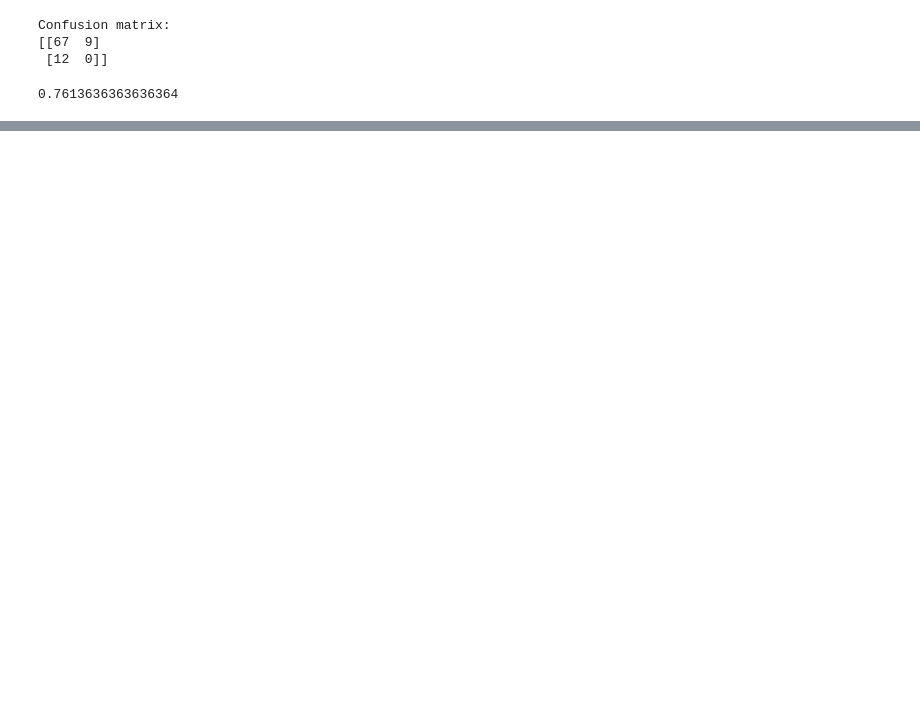
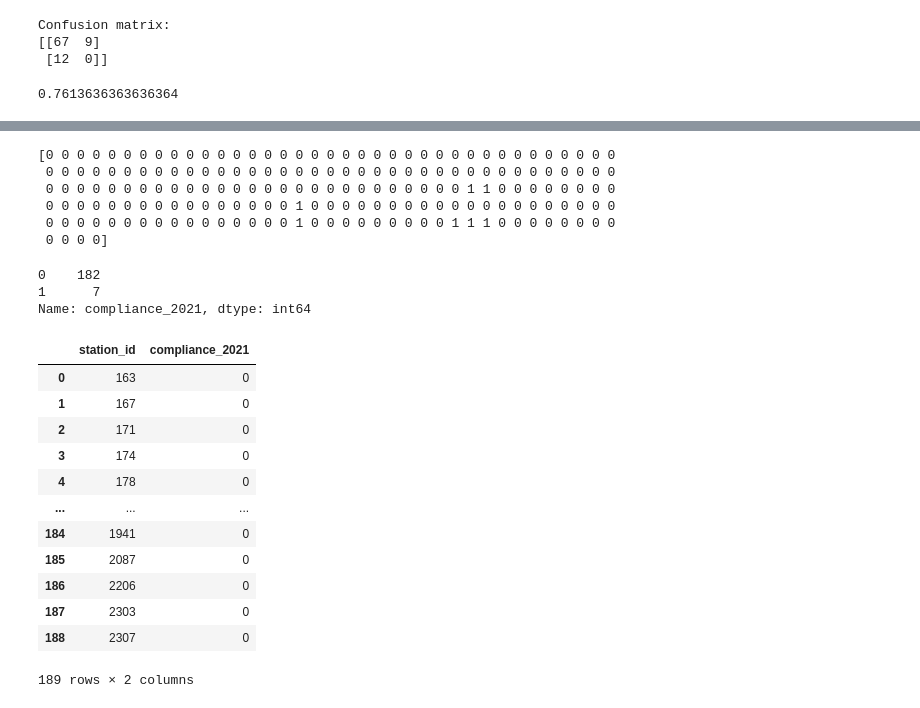
Before and after one commit to lunfman/DrinkingWaterQualityPrediction, a Jupyter notebook: dwqprediction.ipynb, the cells around one changed output, grey strips where cells are left out. Cells and saved outputs as stored; diff of their text form; code cells hidden in the pictures; blank space fills up the shorter version.

```diff
--- a/dwqprediction.ipynb
+++ b/dwqprediction.ipynb
@@ -264,0 +312,46 @@ Confusion matrix:
+# %%
+test_data_imp = SimpleImputer(strategy = 'median')
+test_data_imp.fit(test_data)
+
+X_imp_test_data = pd.DataFrame(test_data_imp.transform(test_data))
+
+std = StandardScaler()
+std.fit(X_imp_test_data)
+
+X_test_data = std.transform(X_imp_test_data)
+# %%
+y_pred = rfc.predict(X_test_data)
+print(y_pred)
+# %% [output]
+[0 0 0 0 0 0 0 0 0 0 0 0 0 0 0 0 0 0 0 0 0 0 0 0 0 0 0 0 0 0 0 0 0 0 0 0 0
+ 0 0 0 0 0 0 0 0 0 0 0 0 0 0 0 0 0 0 0 0 0 0 0 0 0 0 0 0 0 0 0 0 0 0 0 0 0
+ 0 0 0 0 0 0 0 0 0 0 0 0 0 0 0 0 0 0 0 0 0 0 0 0 0 0 0 1 1 0 0 0 0 0 0 0 0
+ 0 0 0 0 0 0 0 0 0 0 0 0 0 0 0 0 1 0 0 0 0 0 0 0 0 0 0 0 0 0 0 0 0 0 0 0 0
+ 0 0 0 0 0 0 0 0 0 0 0 0 0 0 0 0 1 0 0 0 0 0 0 0 0 0 1 1 1 0 0 0 0 0 0 0 0
+ 0 0 0 0]
+# %%
+df = pd.DataFrame()
+df['station_id'] = test_data.station_id
+df['compliance_2021'] = y_pred
+# %%
+df.compliance_2021.value_counts()
+# %% [output]
+0    182
+1      7
+Name: compliance_2021, dtype: int64
+# %%
+df
+# %% [output]
+|  | station_id | compliance_2021 |
+| 0 | 163 | 0 |
+| 1 | 167 | 0 |
+| 2 | 171 | 0 |
+| 3 | 174 | 0 |
+| 4 | 178 | 0 |
+| ... | ... | ... |
+| 184 | 1941 | 0 |
+| 185 | 2087 | 0 |
+| 186 | 2206 | 0 |
+| 187 | 2303 | 0 |
+| 188 | 2307 | 0 |
+189 rows × 2 columns
```
Also changed, not shown: parts of 28 cells of this notebook, 1 other file.
